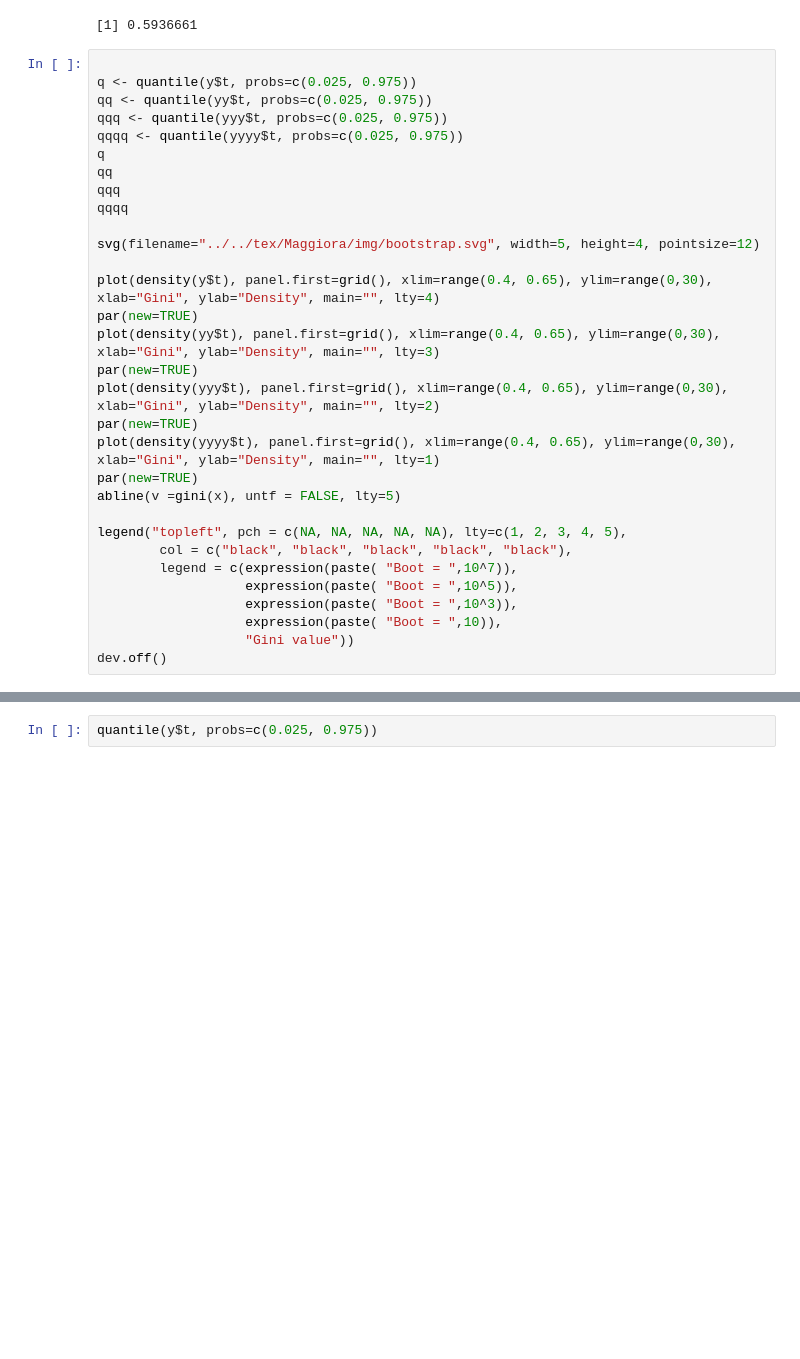
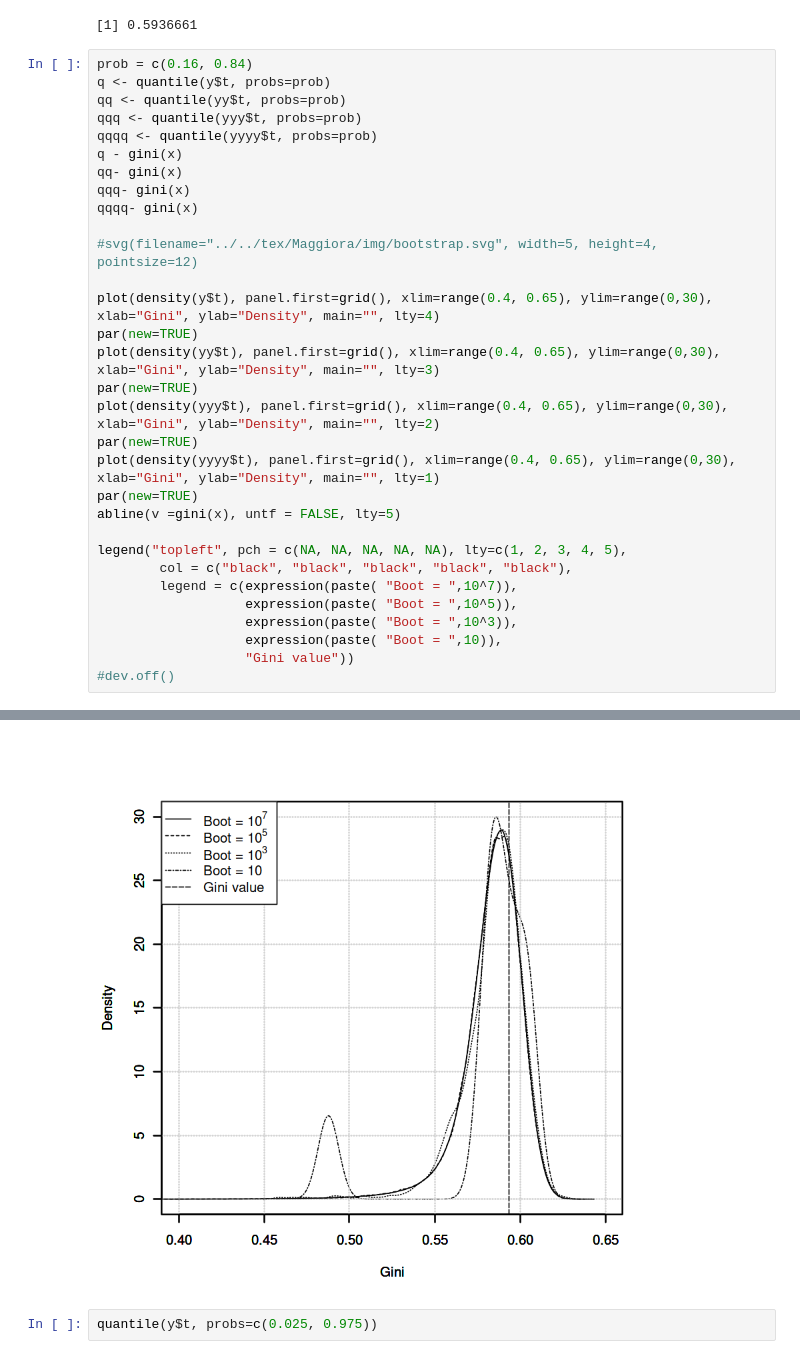
Before and after one commit to BFSteam/memory, a Jupyter notebook: jup/R/R_fit_activation_time.ipynb, the cells around one changed output, grey strips where cells are left out. Cells and saved outputs as stored; diff of their text form; blank space fills up the shorter version.

```diff
--- a/jup/R/R_fit_activation_time.ipynb
+++ b/jup/R/R_fit_activation_time.ipynb
@@ -319,17 +319,17 @@ yyyy<- boot(data = x, statistic = gini, R = 10000000, parallel="multicore", ncpu
 [15] 0.2389708 0.1224144 1.1923732 0.2497072 0.1546176 0.1055156
 [1] 0.5936661
 # %%
+prob = c(0.16, 0.84)
+q <- quantile(y$t, probs=prob)
+qq <- quantile(yy$t, probs=prob)
+qqq <- quantile(yyy$t, probs=prob)
+qqqq <- quantile(yyyy$t, probs=prob)
+q - gini(x)
+qq- gini(x)
+qqq- gini(x)
+qqqq- gini(x)
 
-q <- quantile(y$t, probs=c(0.025, 0.975))
-qq <- quantile(yy$t, probs=c(0.025, 0.975))
-qqq <- quantile(yyy$t, probs=c(0.025, 0.975))
-qqqq <- quantile(yyyy$t, probs=c(0.025, 0.975))
-q
-qq
-qqq
-qqqq
-
-svg(filename="../../tex/Maggiora/img/bootstrap.svg", width=5, height=4, pointsize=12)
+#svg(filename="../../tex/Maggiora/img/bootstrap.svg", width=5, height=4, pointsize=12)
 
 plot(density(y$t), panel.first=grid(), xlim=range(0.4, 0.65), ylim=range(0,30), xlab="Gini", ylab="Density", main="", lty=4)
 par(new=TRUE)
@@ -348,5 +348,5 @@ legend("topleft", pch = c(NA, NA, NA, NA, NA), lty=c(1, 2, 3, 4, 5),
                    expression(paste( "Boot = ",10^3)),
                    expression(paste( "Boot = ",10)),
                    "Gini value"))
-dev.off()
+#dev.off()
 # %% [output]
@@ -363,3 +361,4 @@ png
+[figure, added]
 # %%
 quantile(y$t, probs=c(0.025, 0.975))
 # %% [output]
```
Also changed, not shown: parts of 3 cells of this notebook, 3 other files.
